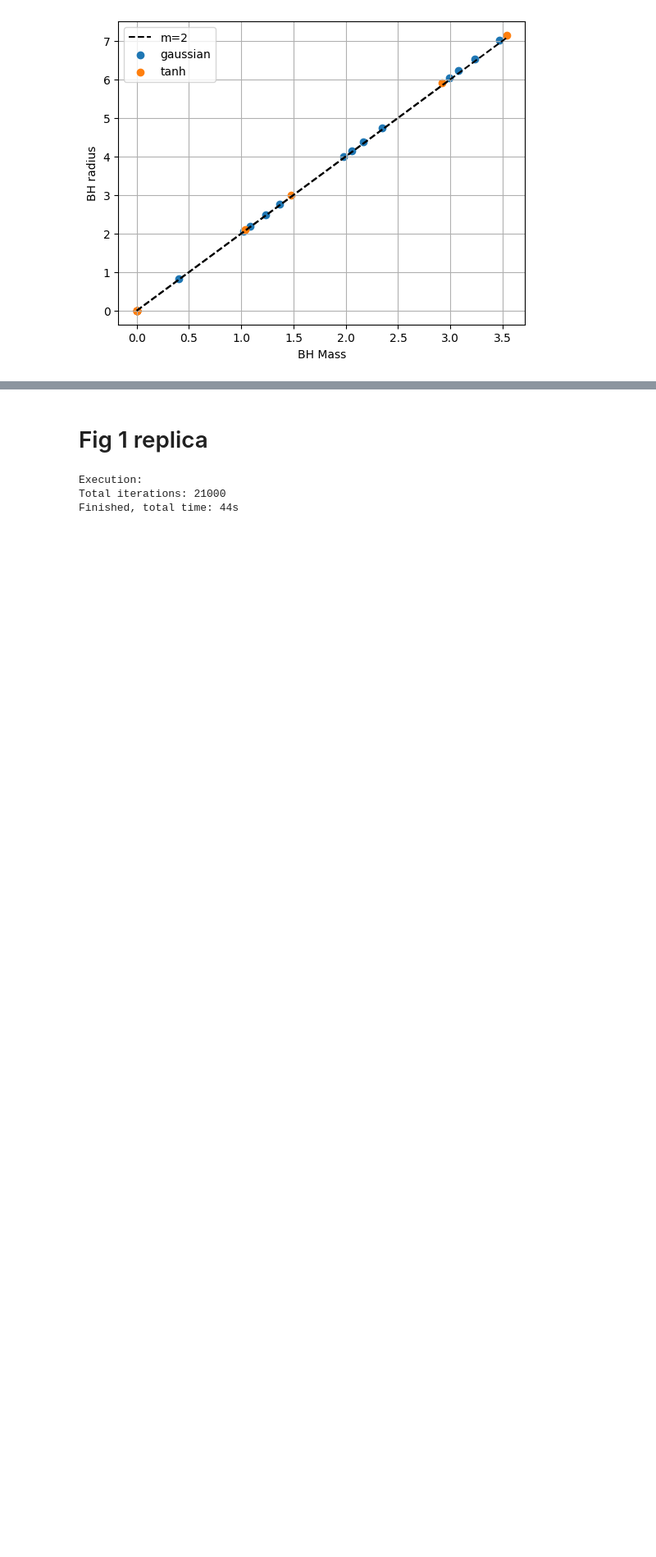
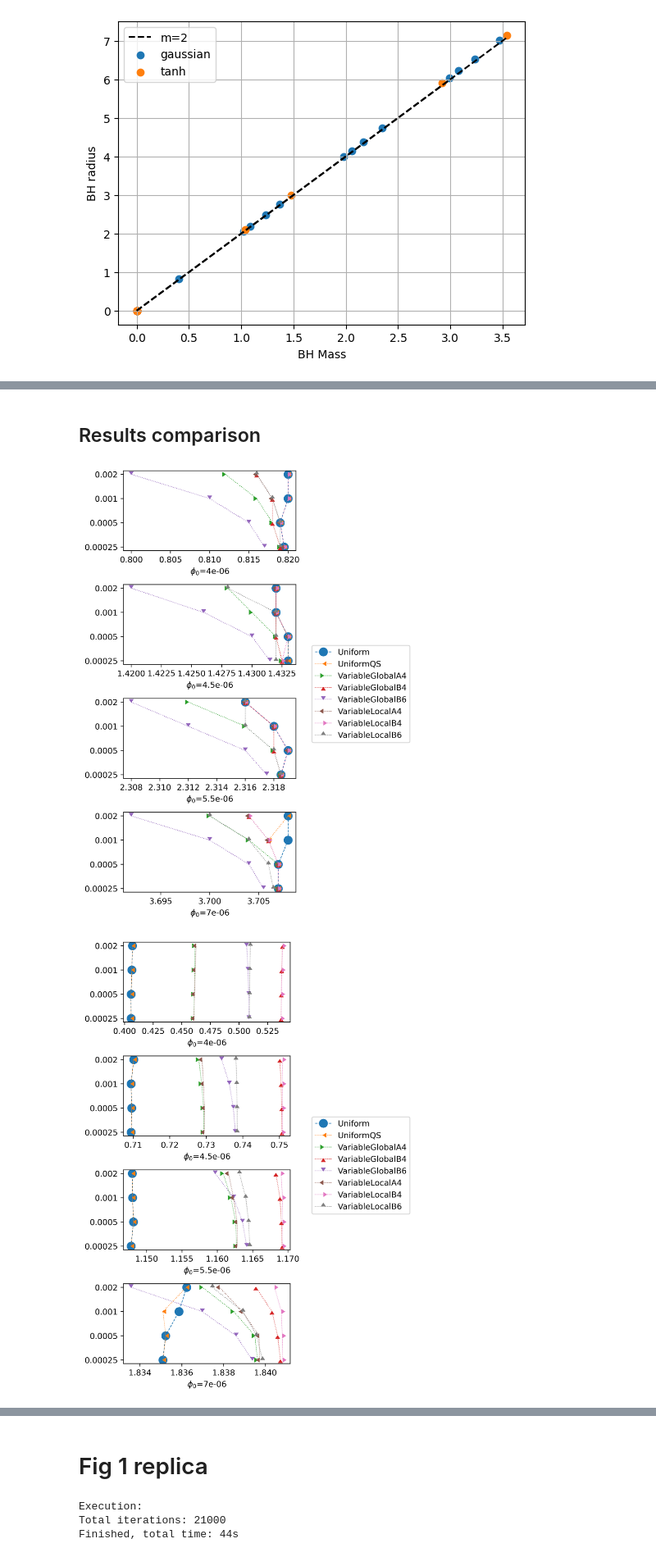
Before and after one commit to OtroBenja/Critical-collapse, a Jupyter notebook: plot.ipynb, the cells around one changed output, grey strips where cells are left out. Shown at 82% size. Cells and saved outputs as stored; diff of their text form; code cells hidden in the pictures; blank space fills up the shorter version.

```diff
--- a/plot.ipynb
+++ b/plot.ipynb
@@ -40,7 +40,7 @@ def read_params(filename = None):
         except:
             value = -9999
         params.update({params2[i]:value})
-    params3 = ['iterations','nP','time']
+    params3 = ['iterations','grids','time']
     for i in range(len(params3)):
         row   = data.readline()
         text += row
@@ -83,15 +83,8 @@ def read_data(filename = None):
     mdata = np.array(alldata[len_6:2*len_6])
     xdata = np.array(alldata[2*len_6:3*len_6])
     ydata = np.array(alldata[3*len_6:4*len_6])
-    if(params['metric'].startswith('Modified Choptuik')):
-        grdata = (np.array(alldata[4*len_6:5*len_6]))**2
-        g0data = (np.array(alldata[5*len_6:]))**2
-    elif(params['metric'].startswith('Modified Choptuik2')):
-        grdata = (np.array(alldata[4*len_6:5*len_6]))**2
-        g0data = (np.array(alldata[5*len_6:])+1)**2
-    else:
-        grdata = (np.array(alldata[4*len_6:5*len_6]))**(-2)
-        g0data = (np.array(alldata[5*len_6:]))#**(-2)
+    grdata = (np.array(alldata[4*len_6:5*len_6]))**(-2)
+    g0data = (np.array(alldata[5*len_6:]))#**(-2)
 
     return rdata, fdata, xdata, ydata, grdata, g0data, mdata, params
 
@@ -729,0 +866,19 @@ plt.show()
+# %%
+#Variable local metric iteration grid arrangement B with 6 grids
+
+import subprocess
+import numpy as np
+
+fType = "1"
+p0s = ['0.000004','0.0000045','0.0000055','0.000007']
+r0 = "0"
+d  = "0"
+deltaRs = ['0.016','0.032','0.064','0.128']
+maxR = "50"
+iterations = "18750"
+
+for deltaR in deltaRs:
+    for p0 in p0s:
+        output = subprocess.check_output([".\VCollapseLocalB6.exe",  fType, p0, r0, d, deltaR, maxR, iterations], text=True,)
+        print(f"{output}")
+        animate_data(output_name='VariableLocalB6.gif',ipf=1)
@@ -729,0 +903,2 @@ plt.show()
+# %% [markdown]
+## Results comparison
@@ -729,0 +993,15 @@ plt.show()
+# %%
+folder = 'Comparative test'
+
+dataf = compare_multiple(folder)
+
+dataf
+
+Compare_plot(dataf)
+Compare_plot(dataf,param='BH mass')
+Compare_plot(dataf,param='Time')
+
+#pd.unique(dataf['Type'])
+# %% [output]
+[figure, added]
+[figure, added]
```
Also changed, not shown: parts of 14 cells of this notebook, 11 other files.
